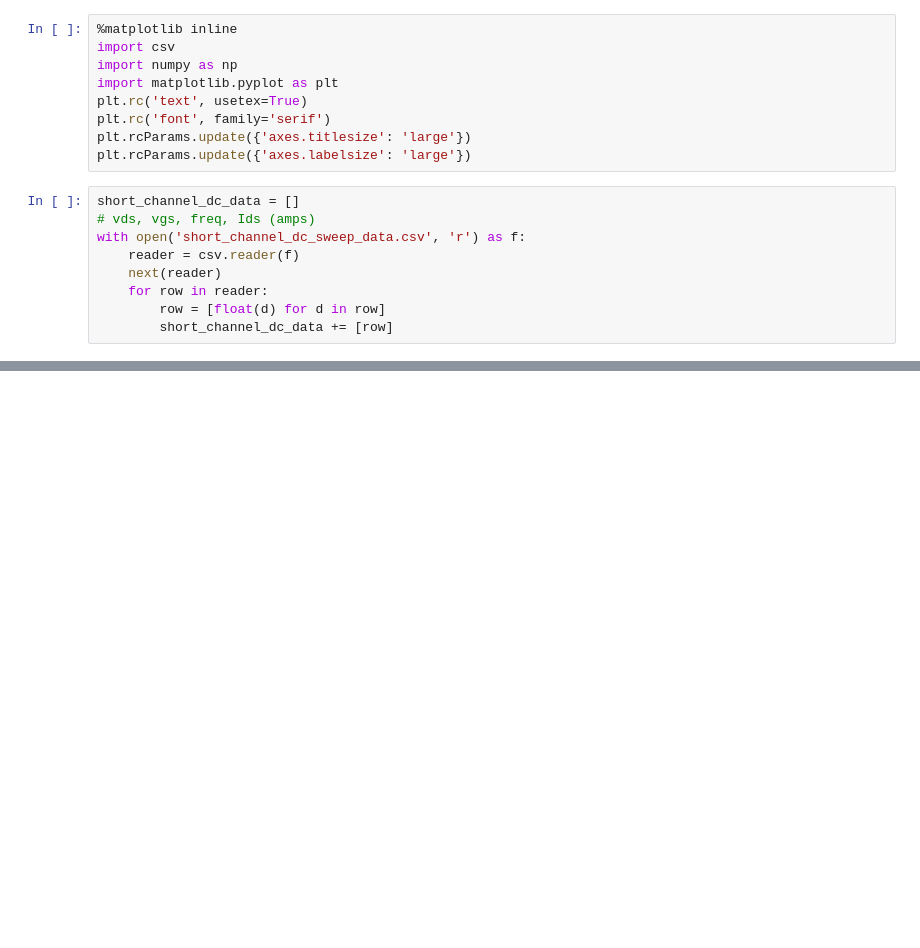
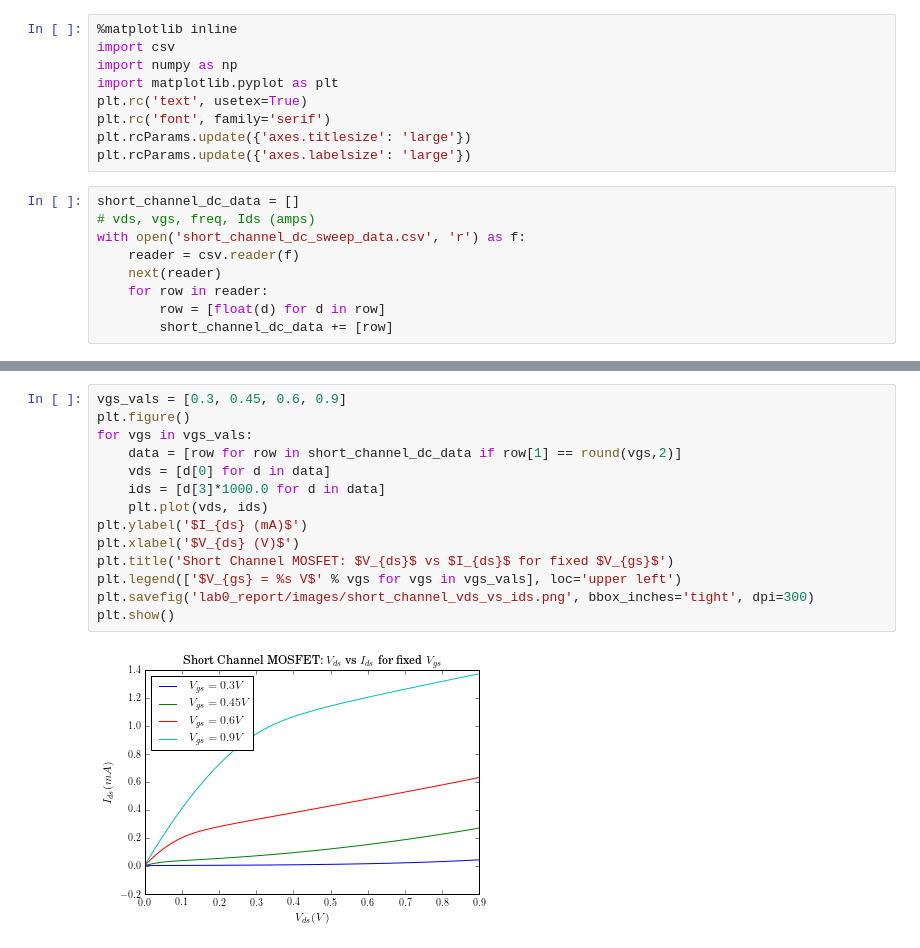
Before and after one commit to vighneshiyer/ee142, a Jupyter notebook: Labs/lab0/Plotting.ipynb, the cells around one changed output, grey strips where cells are left out. Drawn from its saved outputs; the diff is of its cells as text; blank space fills up the shorter version.

```diff
--- a/Labs/lab0/Plotting.ipynb
+++ b/Labs/lab0/Plotting.ipynb
@@ -34,0 +35,16 @@ plt.show()
+# %%
+vgs_vals = [0.3, 0.45, 0.6, 0.9]
+plt.figure()
+for vgs in vgs_vals:
+    data = [row for row in short_channel_dc_data if row[1] == round(vgs,2)]
+    vds = [d[0] for d in data]
+    ids = [d[3]*1000.0 for d in data]
+    plt.plot(vds, ids)
+plt.ylabel('$I_{ds} (mA)$')
+plt.xlabel('$V_{ds} (V)$')
+plt.title('Short Channel MOSFET: $V_{ds}$ vs $I_{ds}$ for fixed $V_{gs}$')
+plt.legend(['$V_{gs} = %s V$' % vgs for vgs in vgs_vals], loc='upper left')
+plt.savefig('lab0_report/images/short_channel_vds_vs_ids.png', bbox_inches='tight', dpi=300)
+plt.show()
+# %% [output]
+[figure, added]
```
Also changed, not shown: parts of 1 cell of this notebook, 3 other files.
